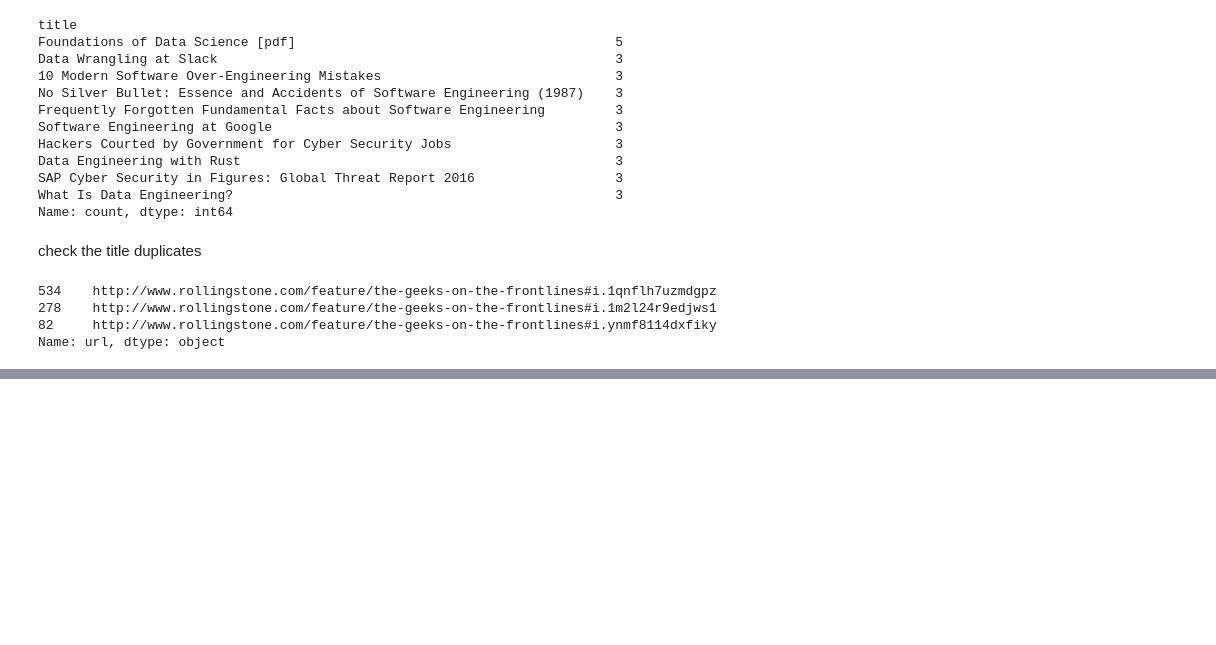
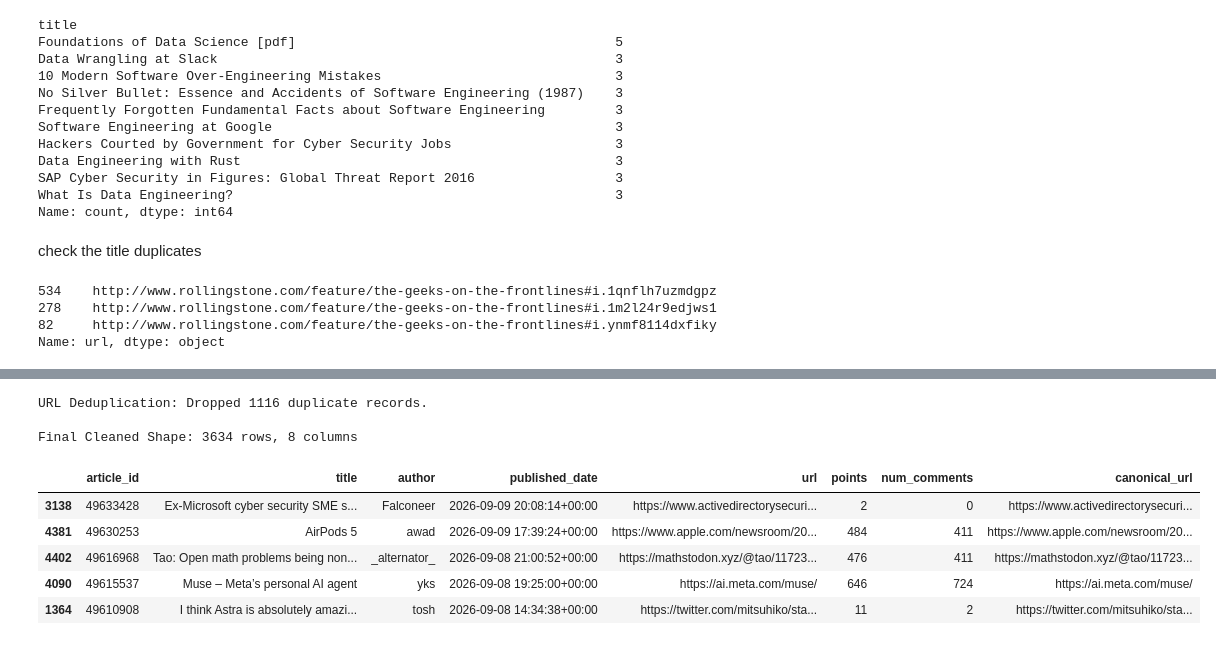
Before and after one commit to AzamAlzahrani/FOMOless, a Jupyter notebook: notebooks/02_profile_clean.ipynb, the cells around one changed output, grey strips where cells are left out. Saved outputs shown, nothing was run; the diff lists cells and outputs as text; code cells hidden in the pictures; blank space fills up the shorter version.

```diff
--- a/notebooks/02_profile_clean.ipynb
+++ b/notebooks/02_profile_clean.ipynb
@@ -692,0 +743,54 @@ Name: url, dtype: object
+# %%
+import pandas as pd
+from urllib.parse import urlparse, urlunparse
+
+def clean_hackernews(df: pd.DataFrame) -> pd.DataFrame:
+    clean_df = df.copy()
+
+    # 1. Standardize Timestamps
+    # Converts ISO strings (e.g., "2013-09-16T15:30:29Z") to Pandas UTC datetime
+    clean_df['published_date'] = pd.to_datetime(clean_df['published_date'], errors='coerce', utc=True)
+
+    # 2. Impute Null URLs for "Ask HN" / "Tell HN" posts
+    # If URL is null, construct the native YCombinator thread URL using the article_id
+    clean_df['url'] = clean_df.apply(
+        lambda row: f"https://news.ycombinator.com/item?id={row['article_id']}"
+        if pd.isna(row['url']) or str(row['url']).strip() == ""
+        else row['url'],
+        axis=1
+    )
+
+    # 4. Chronological Deduplication
+    # Sort by date descending
+    clean_df = clean_df.sort_values('published_date', ascending=False)
+
+    # Drop duplicates based on the cleaned URL, keeping the newest
+    initial_count = len(clean_df)
+    clean_df = clean_df.drop_duplicates(subset=['url'], keep='first')
+
+    print(f"URL Deduplication: Dropped {initial_count - len(clean_df)} duplicate records.")
+
+    # 5. Type Casting
+    clean_df['points'] = pd.to_numeric(clean_df['points'], errors='coerce').fillna(0).astype(int)
+    clean_df['num_comments'] = pd.to_numeric(clean_df['num_comments'], errors='coerce').fillna(0).astype(int)
+
+    return clean_df
+
+# Execute cleaning
+df_hn_clean = clean_hackernews(df_raw)
+
+# Profile the cleaned dataset using your colleague's function concept
+print(f"\nFinal Cleaned Shape: {df_hn_clean.shape[0]} rows, {df_hn_clean.shape[1]} columns")
+# %% [output]
+URL Deduplication: Dropped 1116 duplicate records.
+
+Final Cleaned Shape: 3634 rows, 8 columns
+# %%
+df_hn_clean.head()
+# %% [output]
+|  | article_id | title | author | published_date | url | points | num_comments | canonical_url |
+| 3138 | 49633428 | Ex-Microsoft cyber security SME s... | Falconeer | 2026-09-09 20:08:14+00:00 | https://www.activedirectorysecuri... | 2 | 0 | https://www.activedirectorysecuri... |
+| 4381 | 49630253 | AirPods 5 | awad | 2026-09-09 17:39:24+00:00 | https://www.apple.com/newsroom/20... | 484 | 411 | https://www.apple.com/newsroom/20... |
+| 4402 | 49616968 | Tao: Open math problems being non... | _alternator_ | 2026-09-08 21:00:52+00:00 | https://mathstodon.xyz/@tao/11723... | 476 | 411 | https://mathstodon.xyz/@tao/11723... |
+| 4090 | 49615537 | Muse – Meta’s personal AI agent | yks | 2026-09-08 19:25:00+00:00 | https://ai.meta.com/muse/ | 646 | 724 | https://ai.meta.com/muse/ |
+| 1364 | 49610908 | I think Astra is absolutely amazi... | tosh | 2026-09-08 14:34:38+00:00 | https://twitter.com/mitsuhiko/sta... | 11 | 2 | https://twitter.com/mitsuhiko/sta... |
```
Also changed, not shown: parts of 12 cells of this notebook.
